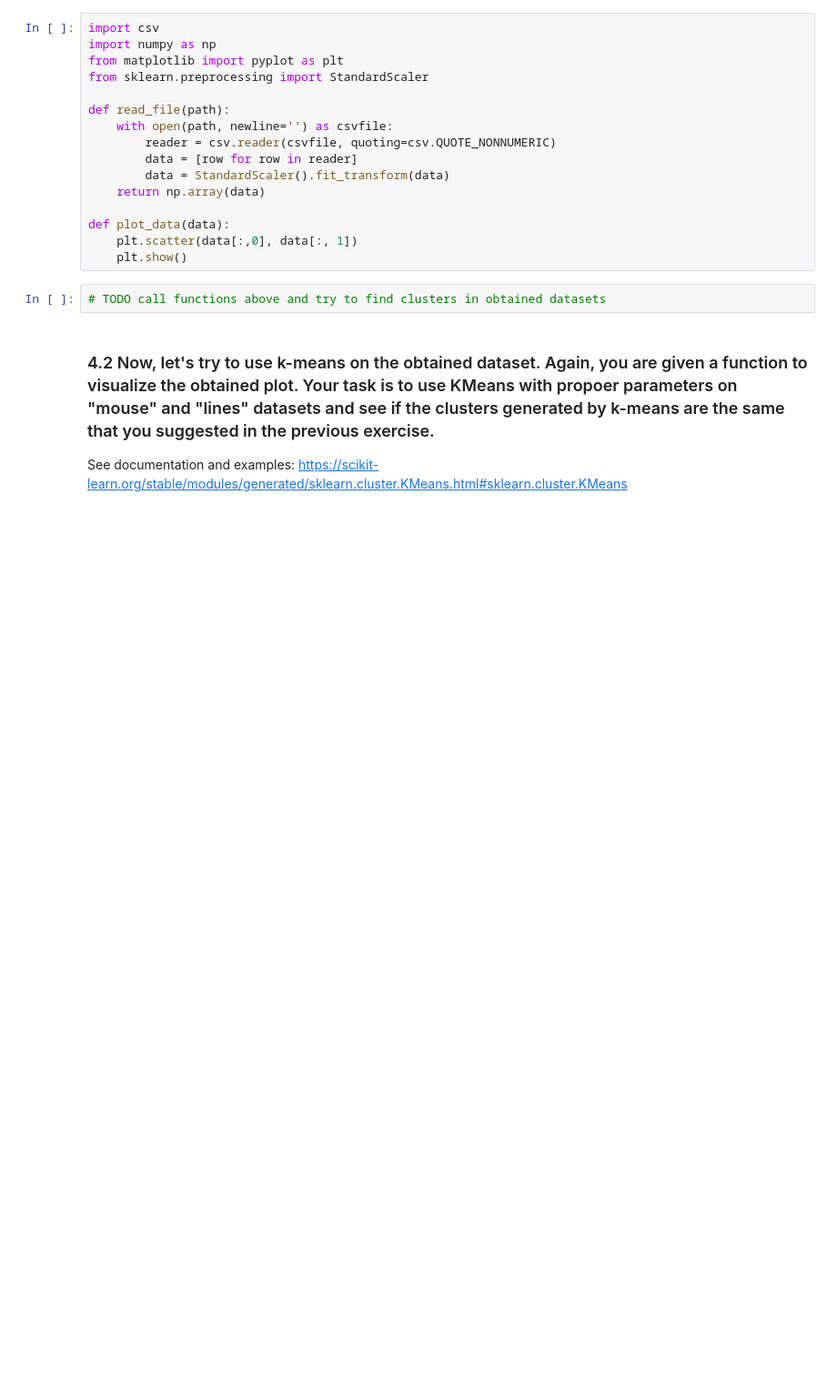
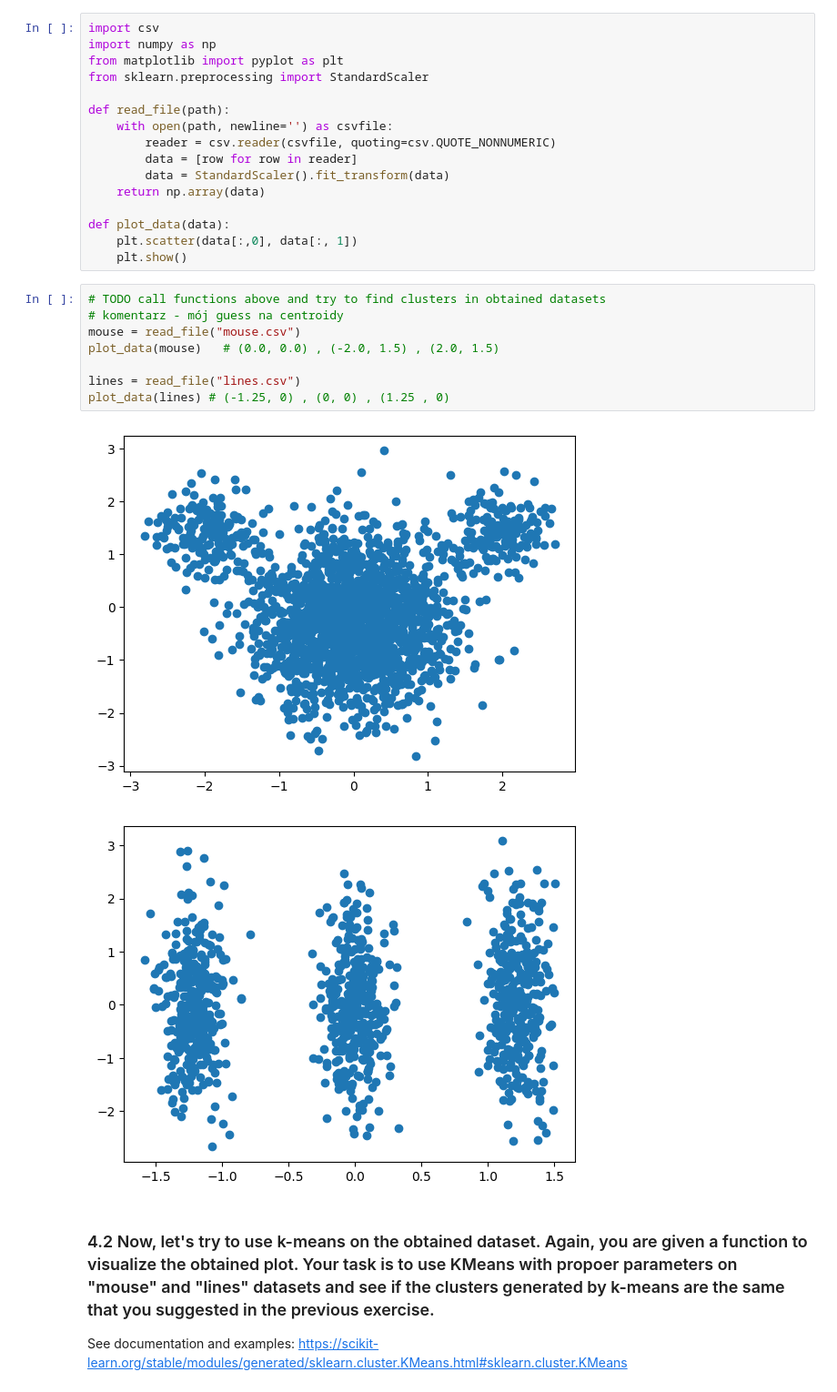
Before and after one commit to KotZPolibudy/NN-ML-zadanka, a Jupyter notebook: Lab 5 - skupienia/k-means_exercises.ipynb, the cells around one changed output. Shown at 91% size. Saved outputs shown, nothing was run; the diff lists cells and outputs as text; blank space fills up the shorter version.

```diff
--- a/Lab 5 - skupienia/k-means_exercises.ipynb
+++ b/Lab 5 - skupienia/k-means_exercises.ipynb
@@ -185,8 +185,17 @@ def read_file(path):
 def plot_data(data):
     plt.scatter(data[:,0], data[:, 1])
     plt.show()
-# %%
-# TODO call functions above and try to find clusters in obtained datasets
+# %%
+# TODO call functions above and try to find clusters in obtained datasets
+# komentarz - mój guess na centroidy
+mouse = read_file("mouse.csv")
+plot_data(mouse)   # (0.0, 0.0) , (-2.0, 1.5) , (2.0, 1.5)
+
+lines = read_file("lines.csv")
+plot_data(lines) # (-1.25, 0) , (0, 0) , (1.25 , 0)
+# %% [output]
+[figure, added]
+[figure, added]
 # %% [markdown]
 ### 4.2 Now, let's try to use k-means on the obtained dataset. Again, you are given a function to visualize the obtained plot. Your task is to use KMeans with propoer parameters on "mouse" and "lines" datasets and see if the clusters generated by k-means are the same that you suggested in the previous exercise.
 
```
